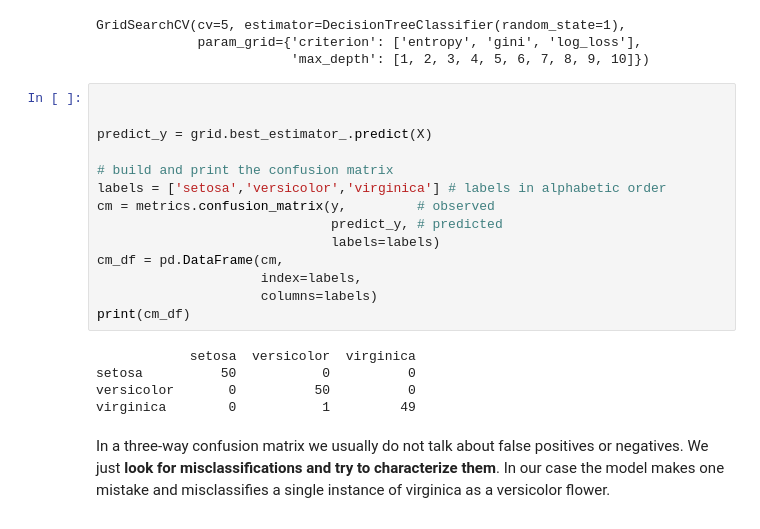
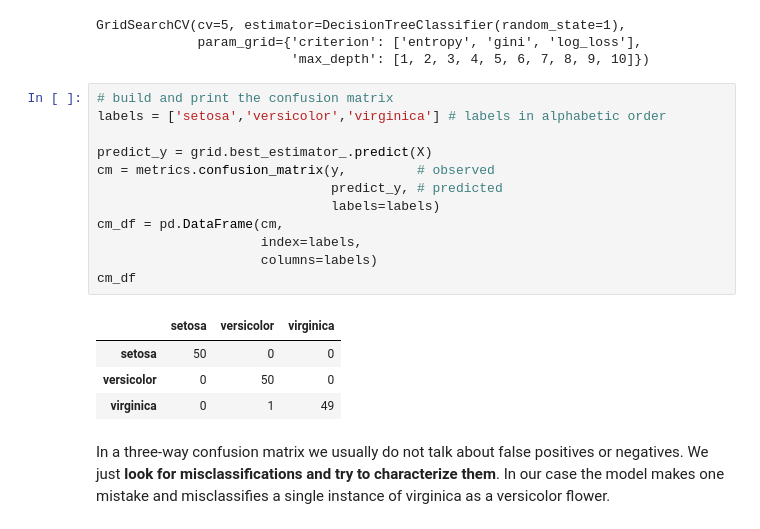
Before and after one commit to lutzhamel/CSC310, a Jupyter notebook: notes/11-models-2.ipynb, the cells around one changed output. Cells and saved outputs as stored; diff of their text form.

```diff
--- a/notes/11-models-2.ipynb
+++ b/notes/11-models-2.ipynb
@@ -725,24 +620,22 @@ GridSearchCV(cv=5, estimator=DecisionTreeClassifier(random_state=1),
              param_grid={'criterion': ['entropy', 'gini', 'log_loss'],
                          'max_depth': [1, 2, 3, 4, 5, 6, 7, 8, 9, 10]})
 # %%
-
+# build and print the confusion matrix
+labels = ['setosa','versicolor','virginica'] # labels in alphabetic order
 
 predict_y = grid.best_estimator_.predict(X)
-
-# build and print the confusion matrix
-labels = ['setosa','versicolor','virginica'] # labels in alphabetic order
 cm = metrics.confusion_matrix(y,         # observed
                               predict_y, # predicted
                               labels=labels)
 cm_df = pd.DataFrame(cm,
                      index=labels,
                      columns=labels)
-print(cm_df)
+cm_df
 # %% [output]
-            setosa  versicolor  virginica
-setosa          50           0          0
-versicolor       0          50          0
-virginica        0           1         49
+|  | setosa | versicolor | virginica |
+| setosa | 50 | 0 | 0 |
+| versicolor | 0 | 50 | 0 |
+| virginica | 0 | 1 | 49 |
 # %% [markdown]
 In a three-way confusion matrix we usually do not talk about false positives or negatives.  We just **look for misclassifications and try to characterize them**.  In our case the model makes one mistake and misclassifies a single instance of virginica as a versicolor flower.
 # %% [markdown]
```
Also changed, not shown: parts of 30 cells of this notebook, 1 other file.
